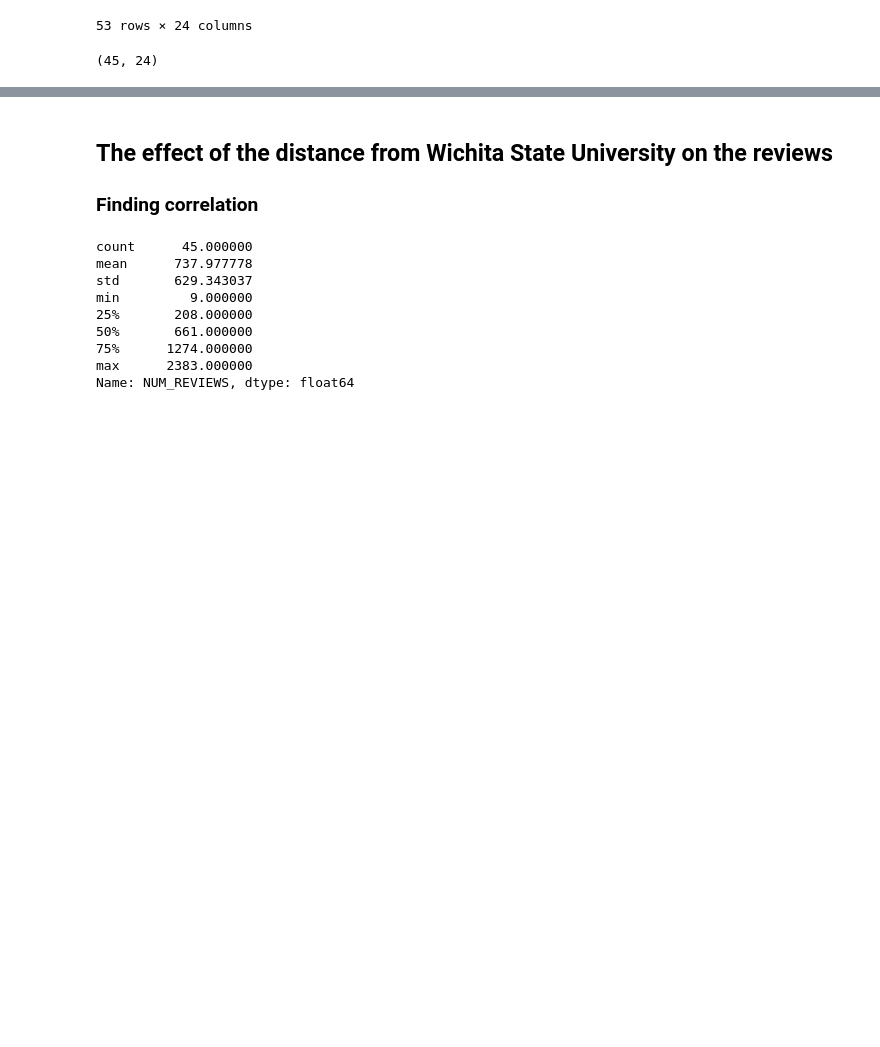
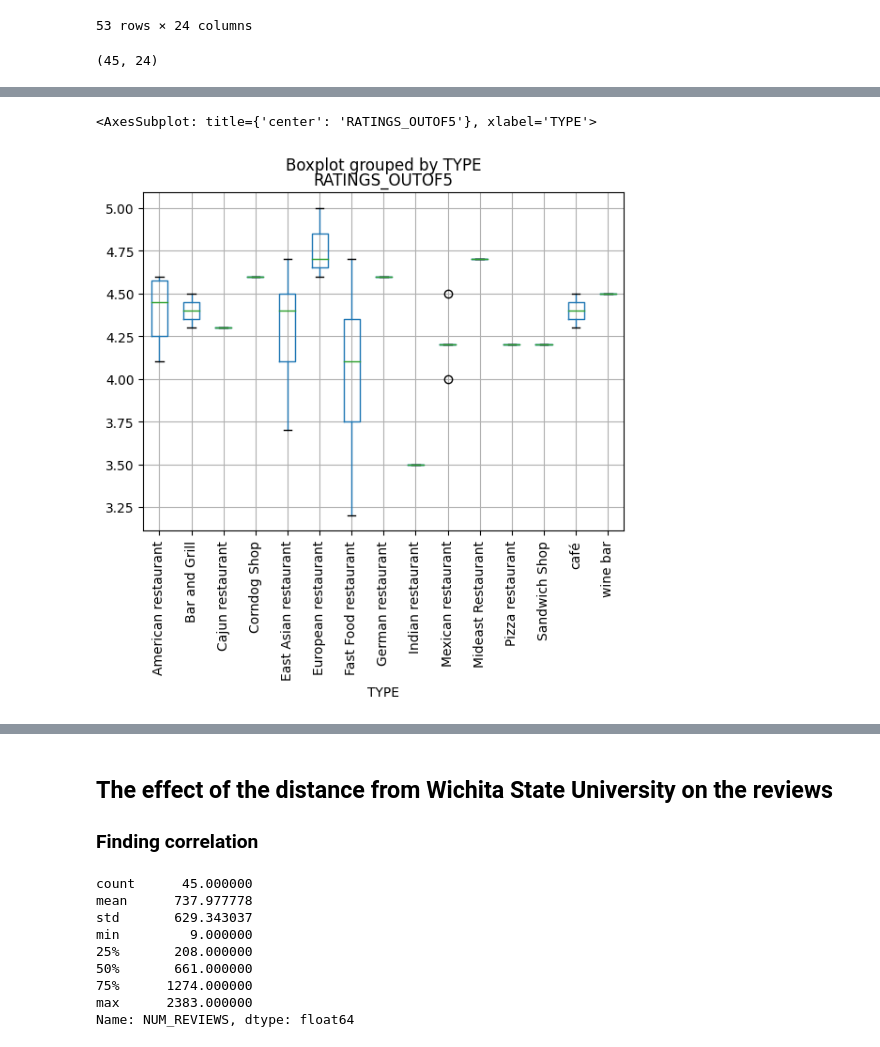
Before and after one commit to MarshallMor/Data-Science-Project, a Jupyter notebook: Group 5 Milestone 1.ipynb, the cells around one changed output, grey strips where cells are left out. Saved outputs shown, nothing was run; the diff lists cells and outputs as text; code cells hidden in the pictures; blank space fills up the shorter version.

```diff
--- a/Group 5 Milestone 1.ipynb
+++ b/Group 5 Milestone 1.ipynb
@@ -285,0 +355,7 @@ restaurants.shape
+# %%
+#Nistler
+#See spread of NUMREVIEWS based on restaurant type
+restaurants.boxplot(column='RATINGS_OUTOF5',by='TYPE',rot=90)
+# %% [output]
+<AxesSubplot: title={'center': 'RATINGS_OUTOF5'}, xlabel='TYPE'>
+[figure, added]
```
Also changed, not shown: parts of 13 cells of this notebook.
